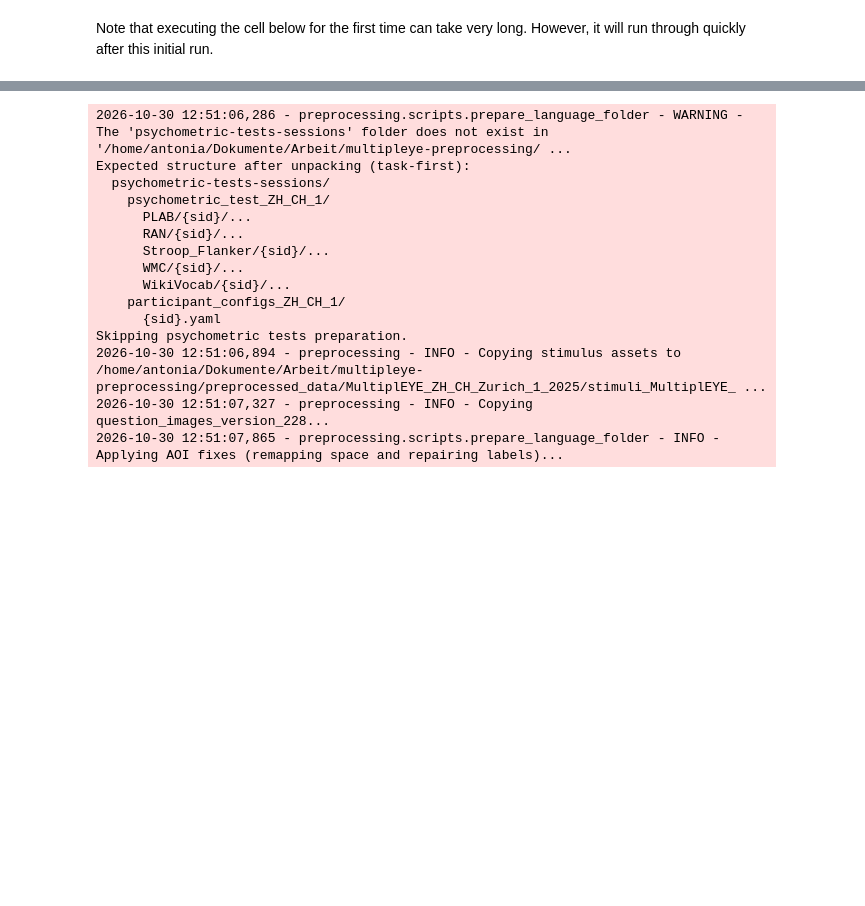
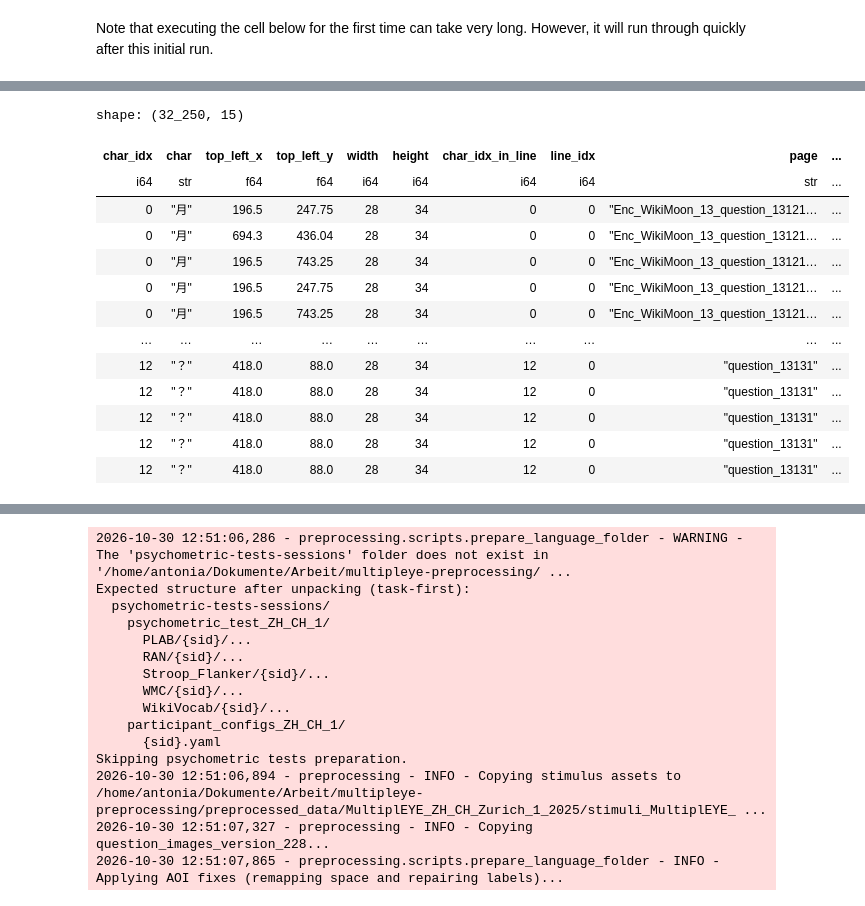
Before and after one commit to MultiplEYE-COST/multipleye-preprocessing, a Jupyter notebook: development.ipynb, the cells around one changed output, grey strips where cells are left out. Drawn from its saved outputs; the diff is of its cells as text; code cells hidden in the pictures; blank space fills up the shorter version.

```diff
--- a/development.ipynb
+++ b/development.ipynb
@@ -95,0 +570,18 @@ Note that executing the cell below for the first time can take very long. Howeve
+# %%
+new_aois = aoi_data.join(uoa_data, on=["page", "char_idx", "char"])
+new_aois
+# %% [output]
+shape: (32_250, 15)
+| char_idx | char | top_left_x | top_left_y | width | height | char_idx_in_line | line_idx | page | ... |
+| i64 | str | f64 | f64 | i64 | i64 | i64 | i64 | str | ... |
+| 0 | "月" | 196.5 | 247.75 | 28 | 34 | 0 | 0 | "Enc_WikiMoon_13_question_13121… | ... |
+| 0 | "月" | 694.3 | 436.04 | 28 | 34 | 0 | 0 | "Enc_WikiMoon_13_question_13121… | ... |
+| 0 | "月" | 196.5 | 743.25 | 28 | 34 | 0 | 0 | "Enc_WikiMoon_13_question_13121… | ... |
+| 0 | "月" | 196.5 | 247.75 | 28 | 34 | 0 | 0 | "Enc_WikiMoon_13_question_13121… | ... |
+| 0 | "月" | 196.5 | 743.25 | 28 | 34 | 0 | 0 | "Enc_WikiMoon_13_question_13121… | ... |
+| … | … | … | … | … | … | … | … | … | ... |
+| 12 | "？" | 418.0 | 88.0 | 28 | 34 | 12 | 0 | "question_13131" | ... |
+| 12 | "？" | 418.0 | 88.0 | 28 | 34 | 12 | 0 | "question_13131" | ... |
+| 12 | "？" | 418.0 | 88.0 | 28 | 34 | 12 | 0 | "question_13131" | ... |
+| 12 | "？" | 418.0 | 88.0 | 28 | 34 | 12 | 0 | "question_13131" | ... |
+| 12 | "？" | 418.0 | 88.0 | 28 | 34 | 12 | 0 | "question_13131" | ... |
```
Also changed, not shown: parts of 50 cells of this notebook, 1 other file.
